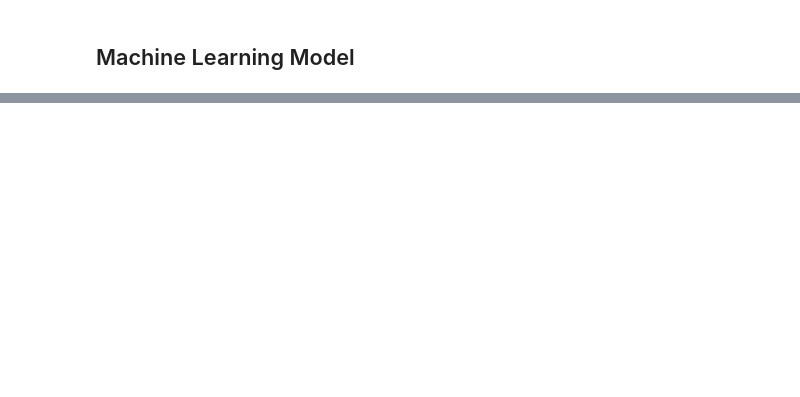
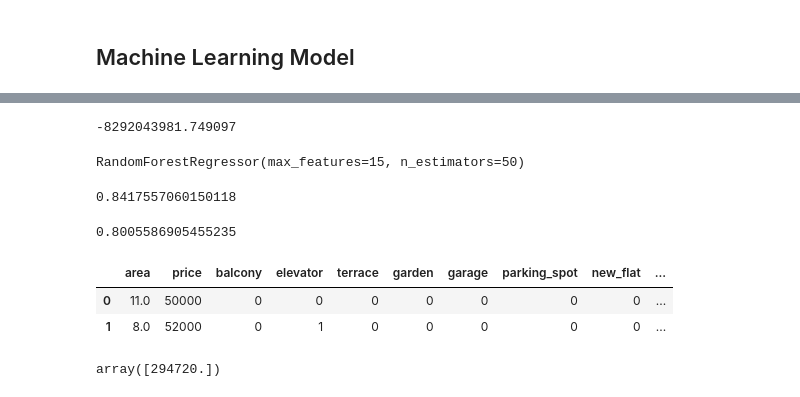
Before and after one commit to Nacim-B/Flat_Price_Prediction_in_Lyon, a Jupyter notebook: Flat_Price_Prediction_Analysis.ipynb, the cells around one changed output, grey strips where cells are left out. Cells and saved outputs as stored; diff of their text form; code cells hidden in the pictures; blank space fills up the shorter version.

Commit message:
model Random Forest ok

```diff
--- a/Flat_Price_Prediction_Analysis.ipynb
+++ b/Flat_Price_Prediction_Analysis.ipynb
@@ -299,0 +290,3 @@ df.head()
+# %%
+pd.set_option('display.max_column',52)
+df.head()
@@ -321,0 +313,3 @@ df.head()
+# %%
+pd.set_option('display.max_column',62)
+df.head()
@@ -322,4 +323,4 @@ df.head()
 # %%
 #normalize the price column
-df['price'] = np.log(df['price'] + 1)
+#df['price'] = np.log(df['price'] + 1)
 # %%
@@ -336,0 +368,24 @@ y = df['price']
+# %%
+grid_search.fit(X_train, y_train)
+grid_search.score(X_val, y_val)
+# %% [output]
+-8292043981.749097
+# %%
+best_forest = grid_search.best_estimator_
+best_forest
+# %% [output]
+RandomForestRegressor(max_features=15, n_estimators=50)
+# %%
+best_forest.score(X_val, y_val)
+# %% [output]
+0.8417557060150118
+# %%
+best_forest.score(X_test, y_test)
+# %% [output]
+0.8005586905455235
+# %%
+df.head(2)
+# %% [output]
+|  | area | price | balcony | elevator | terrace | garden | garage | parking_spot | new_flat | ... |
+| 0 | 11.0 | 50000 | 0 | 0 | 0 | 0 | 0 | 0 | 0 | ... |
+| 1 | 8.0 | 52000 | 0 | 1 | 0 | 0 | 0 | 0 | 0 | ... |
@@ -336,0 +397,4 @@ y = df['price']
+# %%
+best_forest.predict(yo)
+# %% [output]
+array([294720.])
```
Also changed, not shown: parts of 16 cells of this notebook.
